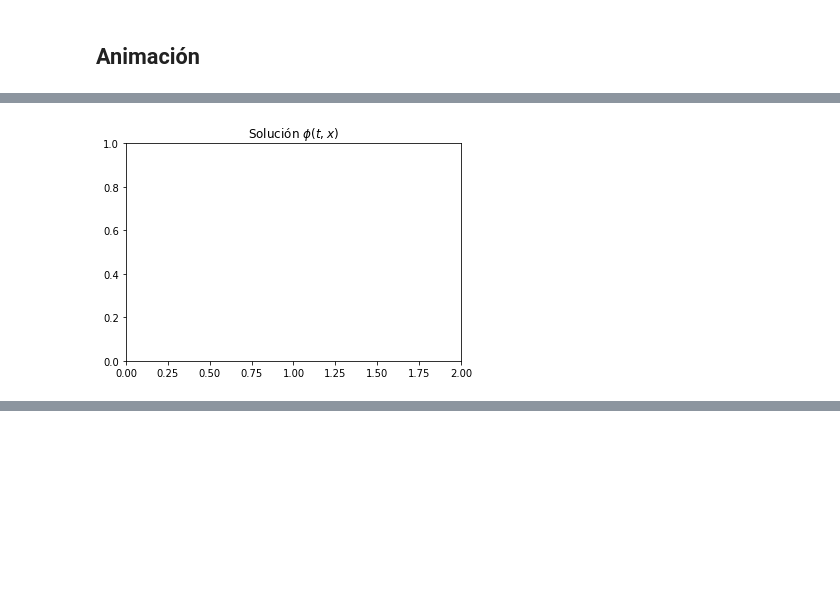
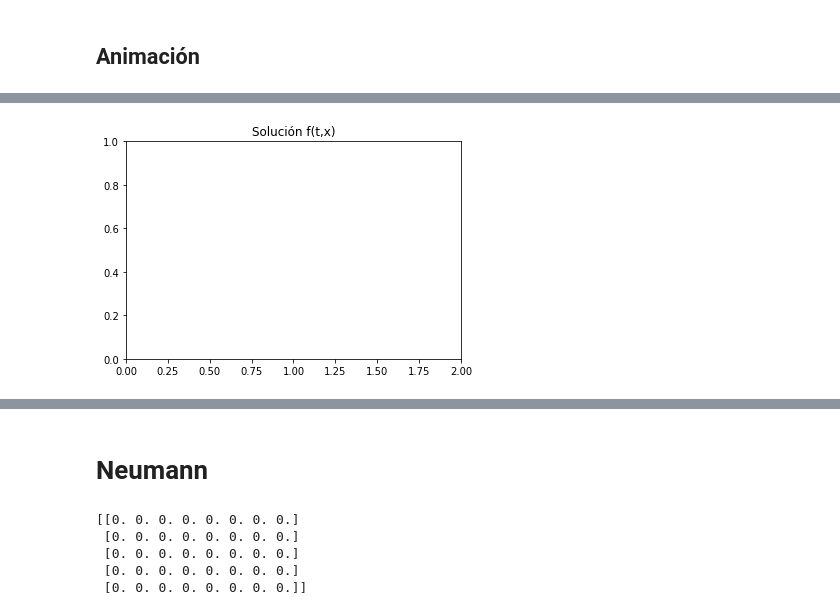
Before and after one commit to nicoavilan/Metodos-Numericos, a Jupyter notebook: Diferencias-finitas/EcCalor_1D_Dirichlet.ipynb, the cells around one changed output, grey strips where cells are left out. Drawn from its saved outputs; the diff is of its cells as text; code cells hidden in the pictures; blank space fills up the shorter version.

```diff
--- a/Diferencias-finitas/EcCalor_1D_Dirichlet.ipynb
+++ b/Diferencias-finitas/EcCalor_1D_Dirichlet.ipynb
@@ -57,13 +47,13 @@ from IPython.display import HTML
 # %%
 fig, ax = plt.subplots()
 
 ax.set_xlim(( 0, L))
 ax.set_ylim((0, 1))
 
 line, = ax.plot([], [], lw=3, color="red")
-ax.set_title("Solución $\phi(t,x)$");
+ax.set_title("Solución f(t,x)");
 # %% [output]
-[figure, old version]
+[figure, new version]
 # %%
 def init():
     line.set_data([], [])
@@ -79,3 +69,5 @@ anim = FuncAnimation(fig, animate, init_func=init,
 HTML(anim.to_html5_video())
 # %% [output]
 [interactive output not drawn]
+# %% [markdown]
+# Neumann
@@ -81,0 +77,12 @@ HTML(anim.to_html5_video())
+# %%
+fil = 5
+col = 8
+
+M = np.zeros((fil,col))
+print(M)
+# %% [output]
+[[0. 0. 0. 0. 0. 0. 0. 0.]
+ [0. 0. 0. 0. 0. 0. 0. 0.]
+ [0. 0. 0. 0. 0. 0. 0. 0.]
+ [0. 0. 0. 0. 0. 0. 0. 0.]
+ [0. 0. 0. 0. 0. 0. 0. 0.]]
```
Also changed, not shown: parts of 13 cells of this notebook.
